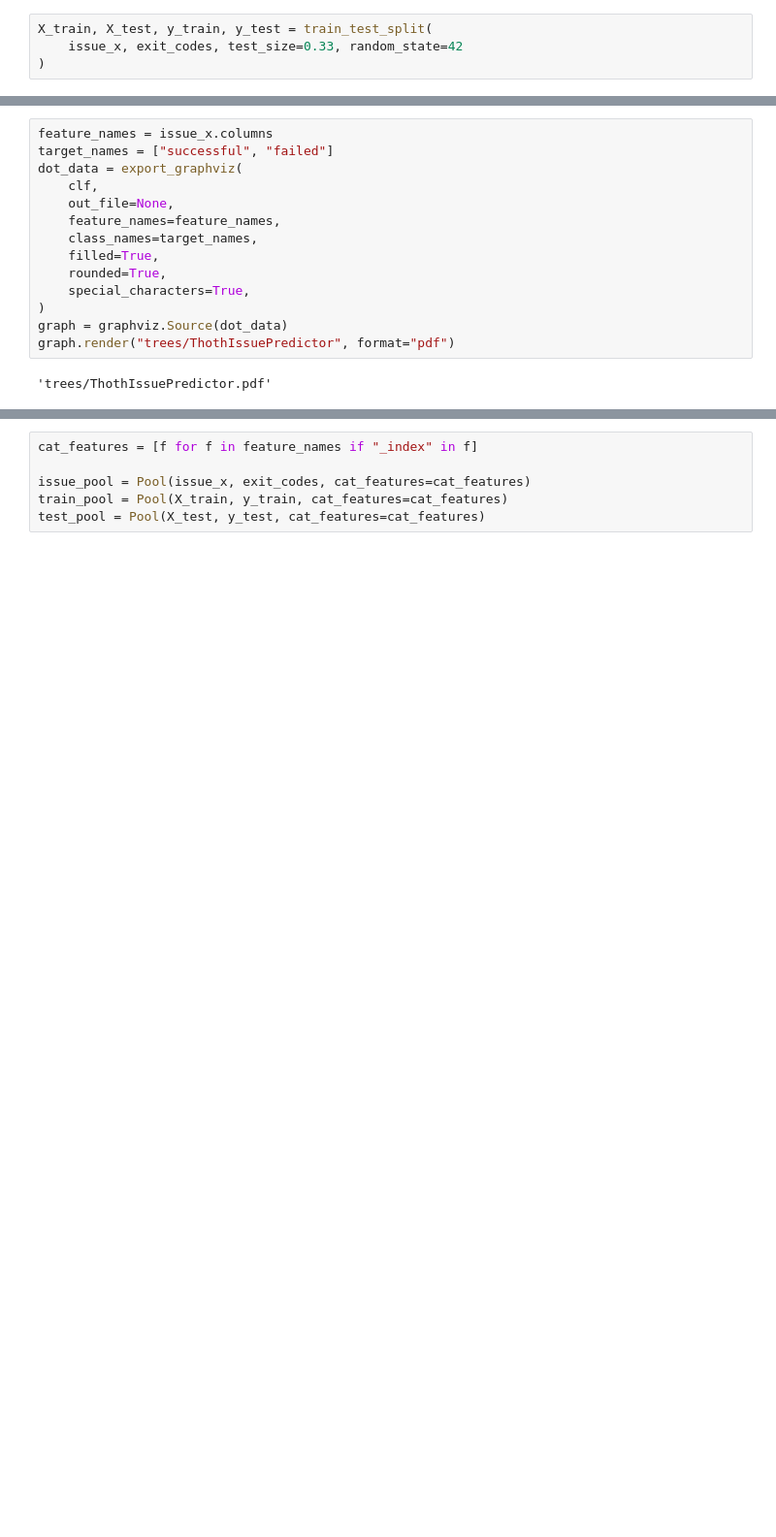
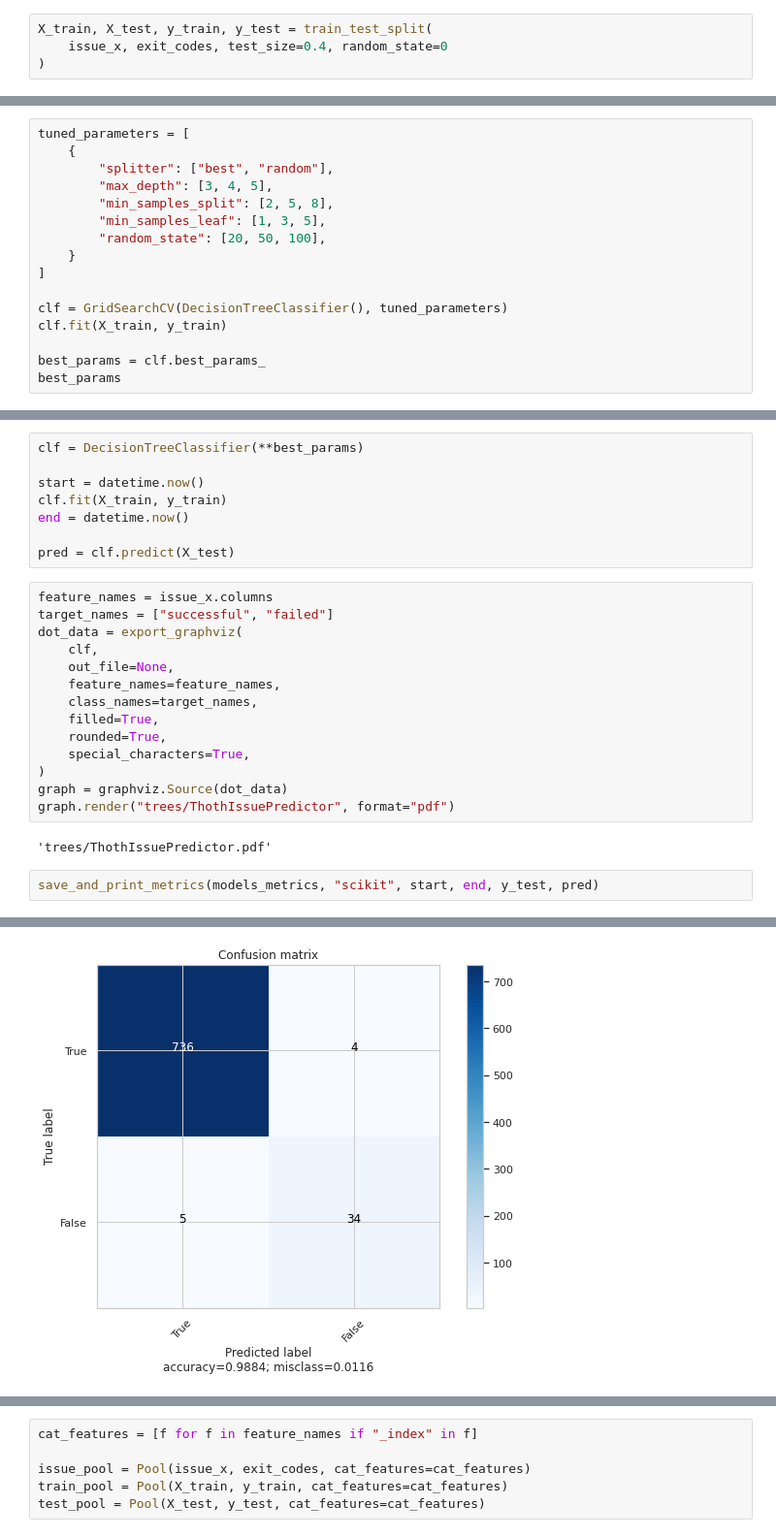
Before and after one commit to TomasJani/thoth-issue-predictor, a Jupyter notebook: thoth_issue_predictor/notebooks/ThothIssuePredictor.ipynb, the cells around one changed output, grey strips where cells are left out. Shown at 97% size. Saved outputs shown, nothing was run; the diff lists cells and outputs as text; blank space fills up the shorter version.

```diff
--- a/thoth_issue_predictor/notebooks/ThothIssuePredictor.ipynb
+++ b/thoth_issue_predictor/notebooks/ThothIssuePredictor.ipynb
@@ -80,7 +97,7 @@ Number of failed inspections: 102
 issue_x, exit_codes = issues_df.drop("exit_code", axis=1), issues_df["exit_code"]
 # %%
 X_train, X_test, y_train, y_test = train_test_split(
-    issue_x, exit_codes, test_size=0.33, random_state=42
+    issue_x, exit_codes, test_size=0.4, random_state=0
 )
 # %% [markdown]
 # Decision Trees
@@ -99,0 +106,16 @@ DecisionTreeClassifier()
+# %%
+tuned_parameters = [
+    {
+        "splitter": ["best", "random"],
+        "max_depth": [3, 4, 5],
+        "min_samples_split": [2, 5, 8],
+        "min_samples_leaf": [1, 3, 5],
+        "random_state": [20, 50, 100],
+    }
+]
+
+clf = GridSearchCV(DecisionTreeClassifier(), tuned_parameters)
+clf.fit(X_train, y_train)
+
+best_params = clf.best_params_
+best_params
@@ -100,3 +128,11 @@ DecisionTreeClassifier()
+# %%
+clf = DecisionTreeClassifier(**best_params)
+
+start = datetime.now()
+clf.fit(X_train, y_train)
+end = datetime.now()
+
+pred = clf.predict(X_test)
 # %%
 feature_names = issue_x.columns
 target_names = ["successful", "failed"]
@@ -113,3 +149,6 @@ graph = graphviz.Source(dot_data)
 graph.render("trees/ThothIssuePredictor", format="pdf")
 # %% [output]
 'trees/ThothIssuePredictor.pdf'
+# %%
+save_and_print_metrics(models_metrics, "scikit", start, end, y_test, pred)
+# %% [output]
@@ -116 +173,2 @@ graph.render("trees/ThothIssuePredictor", format="pdf")
+[figure, added]
 # %% [markdown]
```
Also changed, not shown: parts of 21 cells of this notebook, 15 other files.
